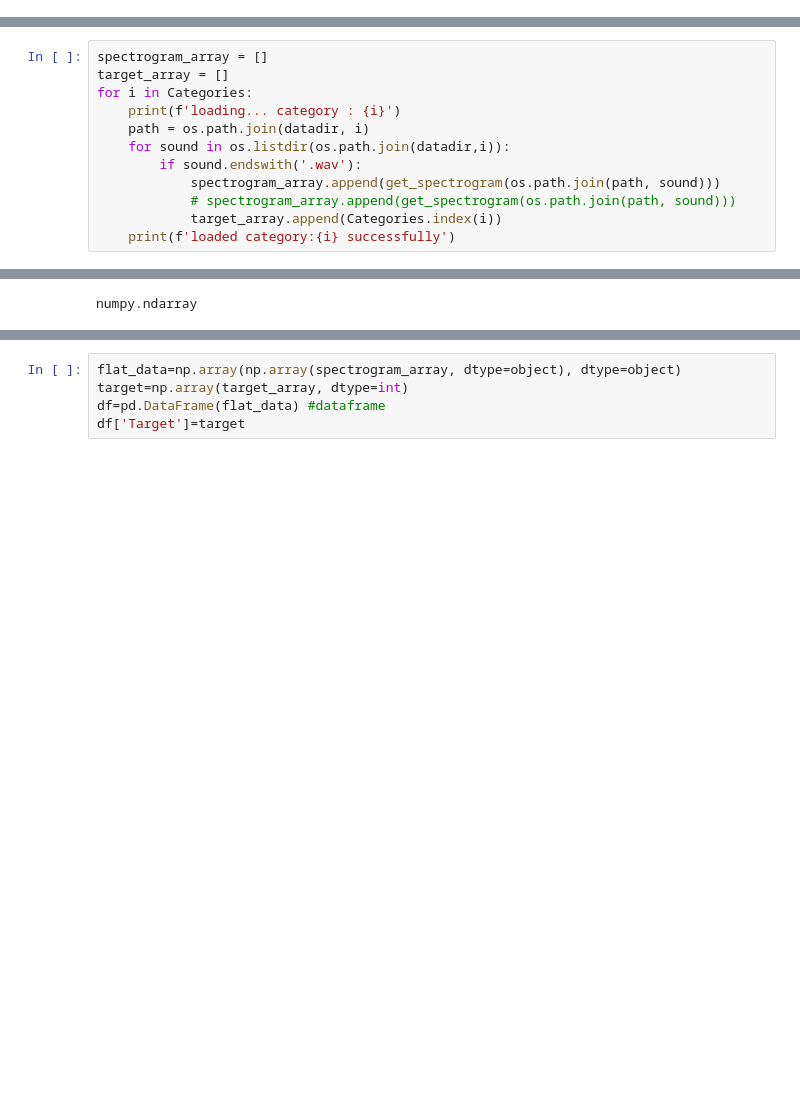
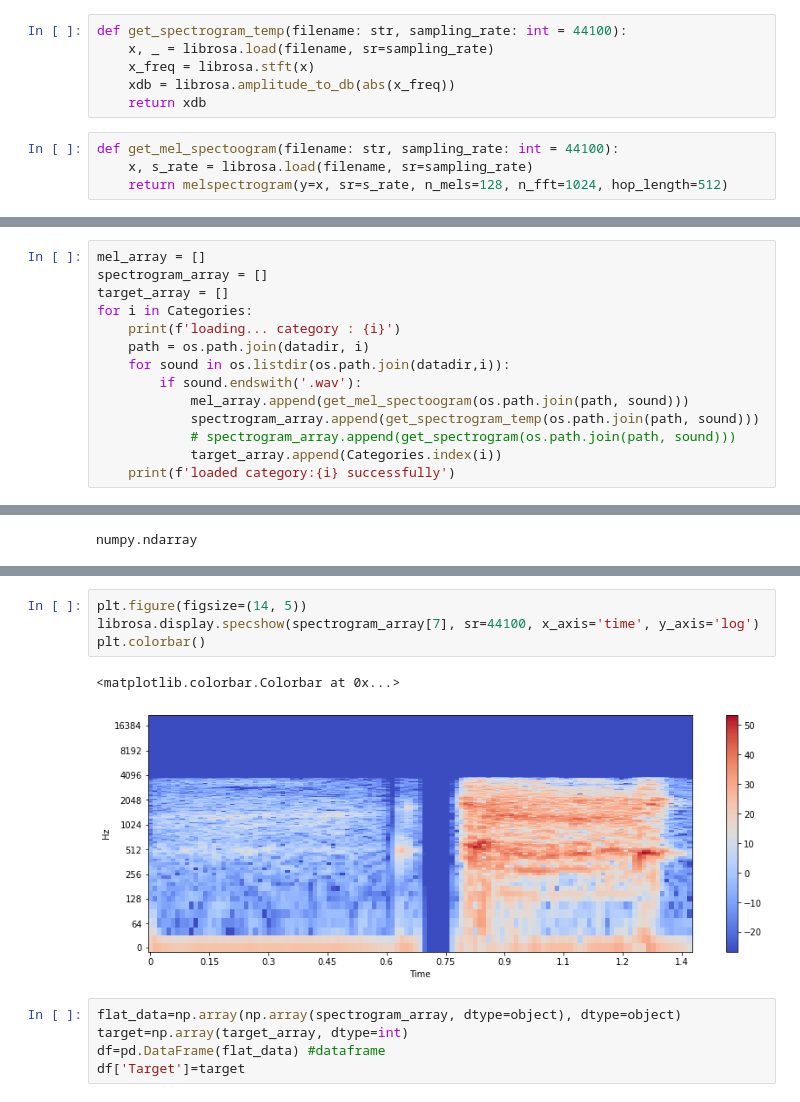
Before and after one commit to kshinkee/sound_classifier, a Jupyter notebook: e004_multiple_sound_spectrograms.ipynb, the cells around one changed output, grey strips where cells are left out. Saved outputs shown, nothing was run; the diff lists cells and outputs as text; blank space fills up the shorter version.

```diff
--- a/e004_multiple_sound_spectrograms.ipynb
+++ b/e004_multiple_sound_spectrograms.ipynb
@@ -26,3 +27,13 @@ from sklearn.model_selection import train_test_split
 from sklearn.metrics import accuracy_score
 # %%
 from glob import glob
+# %%
+def get_spectrogram_temp(filename: str, sampling_rate: int = 44100):
+    x, _ = librosa.load(filename, sr=sampling_rate)
+    x_freq = librosa.stft(x)
+    xdb = librosa.amplitude_to_db(abs(x_freq))
+    return xdb
+# %%
+def get_mel_spectoogram(filename: str, sampling_rate: int = 44100):
+    x, s_rate = librosa.load(filename, sr=sampling_rate)
+    return melspectrogram(y=x, sr=s_rate, n_mels=128, n_fft=1024, hop_length=512)
@@ -32,6 +47,7 @@ flat_data_arr=[] #input array
 target_arr=[] #output array
 datadir='data/input/'
 # %%
+mel_array = []
 spectrogram_array = []
 target_array = []
 for i in Categories:
@@ -39,7 +55,8 @@ for i in Categories:
     path = os.path.join(datadir, i)
     for sound in os.listdir(os.path.join(datadir,i)):
         if sound.endswith('.wav'):
-            spectrogram_array.append(get_spectrogram(os.path.join(path, sound)))
+            mel_array.append(get_mel_spectoogram(os.path.join(path, sound)))
+            spectrogram_array.append(get_spectrogram_temp(os.path.join(path, sound)))
             # spectrogram_array.append(get_spectrogram(os.path.join(path, sound)))
             target_array.append(Categories.index(i))
     print(f'loaded category:{i} successfully')
@@ -74,3 +126,10 @@ plt.colorbar()
+# %%
+plt.figure(figsize=(14, 5))
+librosa.display.specshow(spectrogram_array[7], sr=44100, x_axis='time', y_axis='log')
+plt.colorbar()
+# %% [output]
+<matplotlib.colorbar.Colorbar at 0x...>
+[figure, added]
 # %%
 flat_data=np.array(np.array(spectrogram_array, dtype=object), dtype=object)
 target=np.array(target_array, dtype=int)
```
Also changed, not shown: parts of 10 cells of this notebook, 5 other files.
